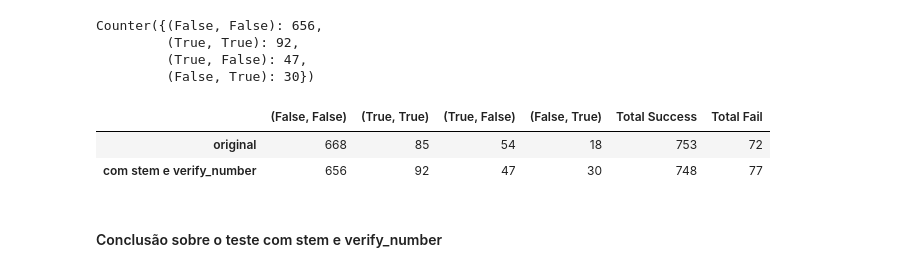
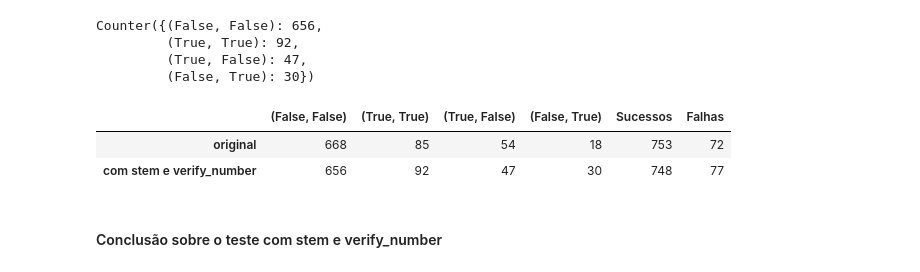
Before and after one commit to progtiago/JupyterNotebooks, a Jupyter notebook: UFPR-IAA/aplied-programing-language/Naive Bayes Implementation.ipynb, the cells around one changed output. Cells and saved outputs as stored; diff of their text form; code cells hidden in the pictures.

```diff
--- a/UFPR-IAA/aplied-programing-language/Naive Bayes Implementation.ipynb
+++ b/UFPR-IAA/aplied-programing-language/Naive Bayes Implementation.ipynb
@@ -19,5 +19,5 @@ Após isso, modifique a variável path de modo a refletir a estrutura criada.
 # %%
-path = 'naive_bayes/emails/*/*'
+path = 'files/naive_bayes/emails/*/*'
 # %% [markdown]
 ## O Código
 # %%
@@ -536,23 +535,21 @@ Counter({(False, False): 656,
          (True, False): 47,
          (False, True): 30})
 # %%
-import pandas as pd
-
 df_stem_and_verify_number_test = pd.DataFrame([dict(original_result),
                                       dict(stem_and_verify_number_result)],
                                       index = ['original',
                                       'com stem e verify_number'])
 
 stem_and_verify_number_test_success = df_stem_and_verify_number_test[(False, False)] + \
                                       df_stem_and_verify_number_test[(True, True)]
 stem_and_verify_number_test_fail = df_stem_and_verify_number_test[(False, True)] + \
                                    df_stem_and_verify_number_test[(True, False)]
 
-df_stem_and_verify_number_test['Total Success']= stem_and_verify_number_test_success
-df_stem_and_verify_number_test['Total Fail']= stem_and_verify_number_test_fail
+df_stem_and_verify_number_test['Sucessos']= stem_and_verify_number_test_success
+df_stem_and_verify_number_test['Falhas']= stem_and_verify_number_test_fail
 df_stem_and_verify_number_test
 # %% [output]
-|  | (False, False) | (True, True) | (True, False) | (False, True) | Total Success | Total Fail |
+|  | (False, False) | (True, True) | (True, False) | (False, True) | Sucessos | Falhas |
 | original | 668 | 85 | 54 | 18 | 753 | 72 |
 | com stem e verify_number | 656 | 92 | 47 | 30 | 748 | 77 |
 # %% [markdown]
```
Also changed, not shown: parts of 15 cells of this notebook.
